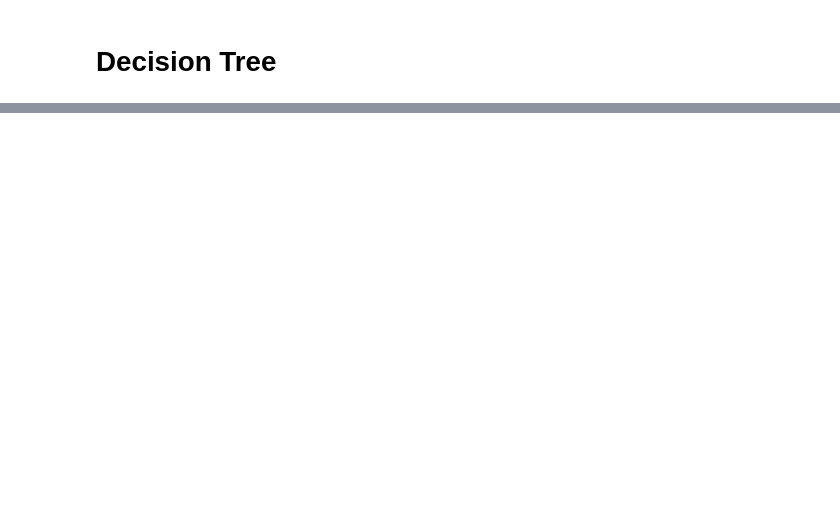
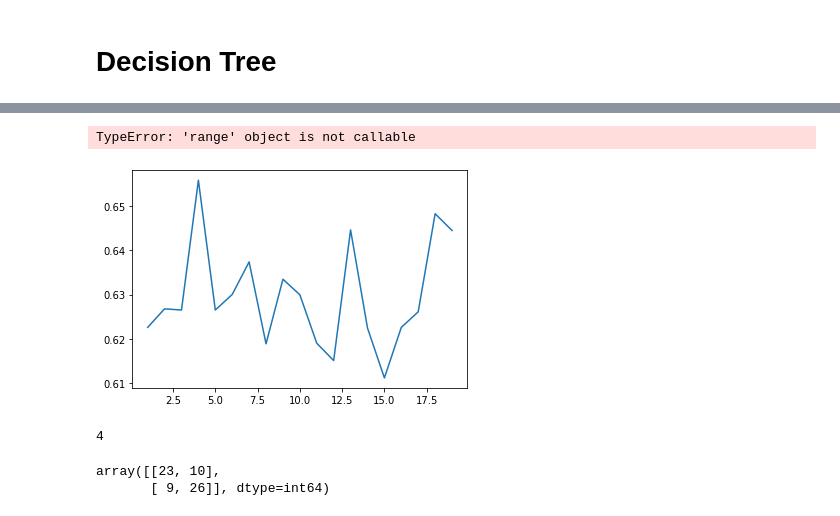
Before and after one commit to alireza-alizadegan/Hotel-Review, a Jupyter notebook: Modeling .ipynb, the cells around one changed output, grey strips where cells are left out. Cells and saved outputs as stored; diff of their text form; code cells hidden in the pictures; blank space fills up the shorter version.

Commit message:
Confusion Matrix

```diff
--- a/Modeling .ipynb
+++ b/Modeling .ipynb
@@ -303,3 +331,29 @@ print(timeit.timeit())
+# %%
+cv_accuracies = []
+
+param_range = range(1,20)
+
+for n in param_range:
+    dt = DecisionTreeClassifier(max_depth=n).fit(X_train_sample_scale_pca, y_train_sample)
+    cv_accuracies.append((cross_val_score(dt, X_remainder_sample, y_remainder_sample, cv = 5)).mean())
+
+plt.plot(param_range, cv_accuracies)
+best_param = np.argmax(cv_accuracies)
+# %% [output]
+TypeError: 'range' object is not callable
+[figure, added]
+# %%
+param_range[best_param]
+# %% [output]
+4
+# %%
+from sklearn.metrics import confusion_matrix
+dt = DecisionTreeClassifier(max_depth=4).fit(X_train_sample_scale_pca, y_train_sample)
+y_pred = dt.predict(X_test_sample_scale_pca)
+confusion_matrix(y_test_sample, y_pred)
+# %% [output]
+array([[23, 10],
+       [ 9, 26]], dtype=int64)
 # %%
 from sklearn.model_selection import cross_val_score
 scores = cross_val_score(iris_lr, X_remainder, y_remainder, cv = 5)
```
Also changed, not shown: parts of 15 cells of this notebook.
